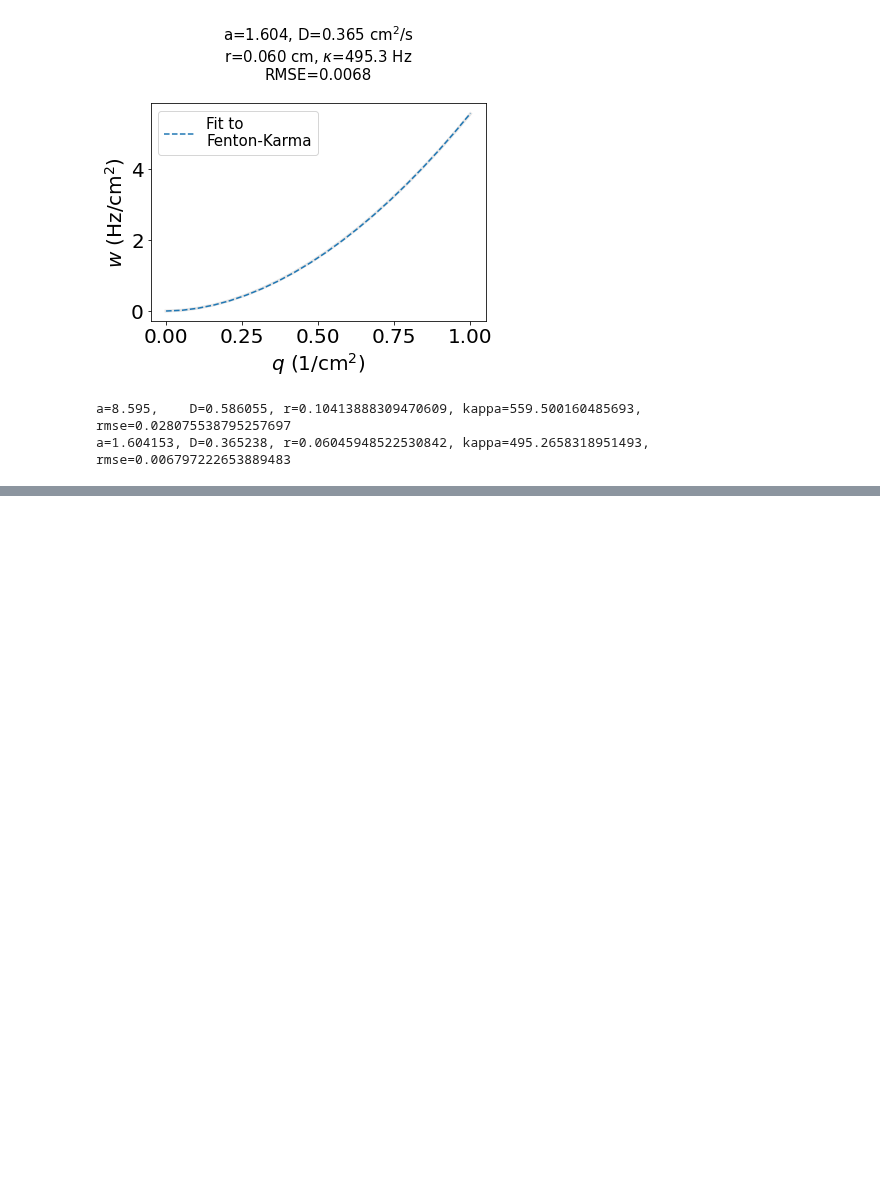
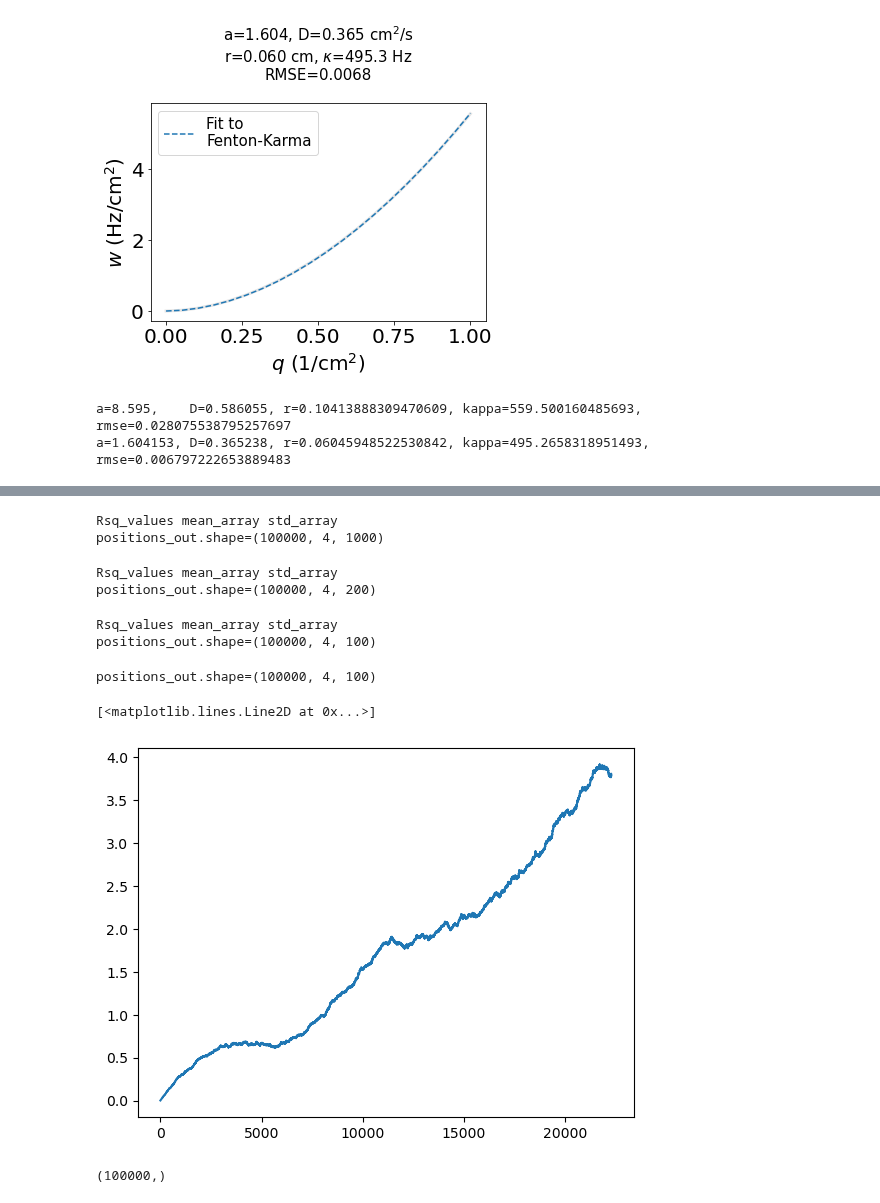
Before and after one commit to timtyree/bgmc, a Jupyter notebook: python/Generation of figure 3.ipynb, the cells around one changed output, grey strips where cells are left out. Cells and saved outputs as stored; diff of their text form; code cells hidden in the pictures; blank space fills up the shorter version.

```diff
--- a/python/Generation of figure 3.ipynb
+++ b/python/Generation of figure 3.ipynb
@@ -92,0 +301,73 @@ HINT: consider automating the retrieval of xy data
+# %%
+#     #2 min. runtime?
+testing=True
+initial_phase_orientation=phif
+num_pairs=1000#1min 30sec: 10+1#400#2min 22sec:
+if testing:
+    #before, long runtime
+    dict_out,position_array = gener_positions_oscillatory_reversed(
+                a=a, D=D, printing=False,num_pairs=num_pairs,initial_phase_orientation=initial_phase_orientation)
+    print(*dict_out)
+    positions_out=position_array
+    print(f"positions_out.shape={positions_out.shape}")
+    beep(5)
+# %% [output]
+Rsq_values mean_array std_array
+positions_out.shape=(100000, 4, 1000)
+# %%
+#     #2 min. runtime?
+testing=True
+initial_phase_orientation=phif
+num_pairs=200#1min 30sec: 10+1#400#2min 22sec:
+if testing:
+    #before, long runtime
+    dict_out,position_array = gener_positions_oscillatory_reversed(
+                a=a, D=D, printing=False,num_pairs=num_pairs,initial_phase_orientation=initial_phase_orientation)
+    print(*dict_out)
+    positions_out=position_array
+    print(f"positions_out.shape={positions_out.shape}")
+    beep(5)
+# %% [output]
+Rsq_values mean_array std_array
+positions_out.shape=(100000, 4, 200)
+# %%
+#     #2 min. runtime?
+testing=True
+initial_phase_orientation=phif
+num_pairs=100#1min 30sec: 10+1#400#2min 22sec:
+if testing:
+    #before, long runtime
+    dict_out,position_array = gener_positions_oscillatory_reversed(
+                a=a, D=D, printing=False,num_pairs=num_pairs,initial_phase_orientation=initial_phase_orientation)
+    print(*dict_out)
+    positions_out=position_array
+    print(f"positions_out.shape={positions_out.shape}")
+    beep(5)
+# %% [output]
+Rsq_values mean_array std_array
+positions_out.shape=(100000, 4, 100)
+# %%
+#TODO: average ^that N=1000 run.
+print(f"positions_out.shape={positions_out.shape}")
+#compute the distance between each pair of particles after aligning by annihilation (unshifted)
+x1_values=positions_out[:,0]
+y1_values=positions_out[:,1]
+x2_values=positions_out[:,2]
+y2_values=positions_out[:,3]
+dx_values=(x2_values-x1_values)
+dy_values=(y2_values-y1_values)
+Rsq_values=dx_values**2+dy_values**2
+#compute the ensemble averaged values
+MSR_values=np.mean(Rsq_values,axis=1)
+# %% [output]
+positions_out.shape=(100000, 4, 100)
+# %%
+plt.plot(MSR_values)
+# %% [output]
+[<matplotlib.lines.Line2D at 0x...>]
+[figure, added]
+# %%
+MSR_values_high_res=MSR_values.copy()
+MSR_values_high_res.shape
+# %% [output]
+(100000,)
```
Also changed, not shown: parts of 31 cells of this notebook, 6 other files.
